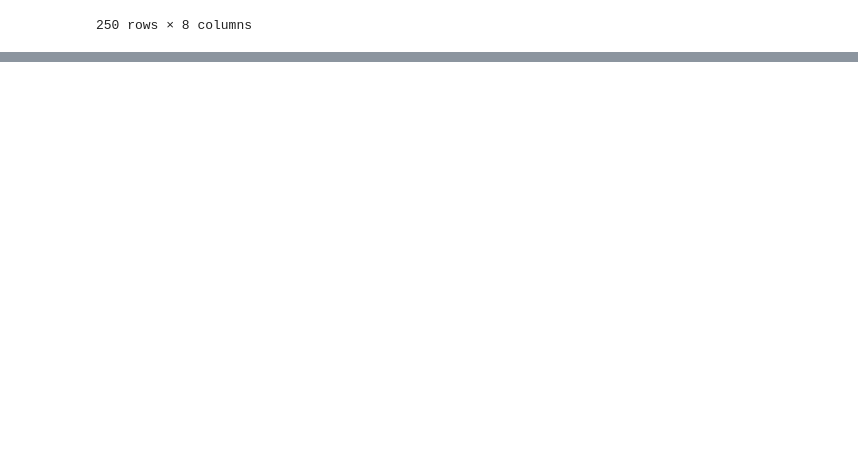
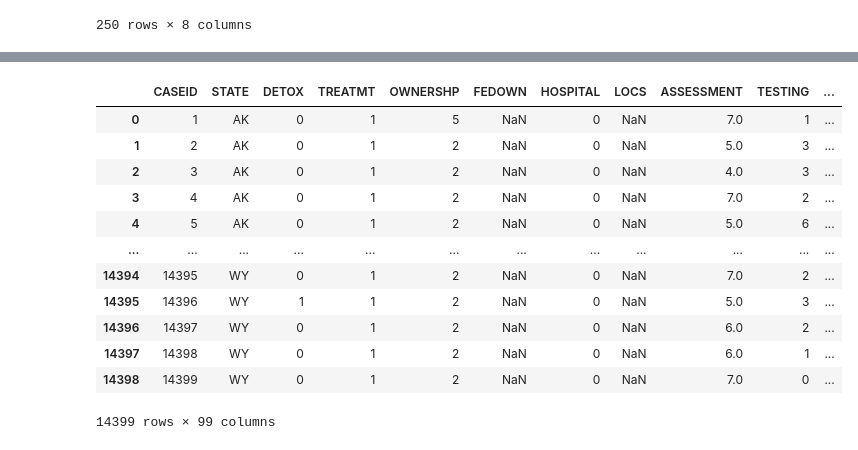
Before and after one commit to Dphills741/Da7-Capstone-Template, a Jupyter notebook: Scripts/drug_utilization.ipynb, the cells around one changed output, grey strips where cells are left out. Saved outputs shown, nothing was run; the diff lists cells and outputs as text; code cells hidden in the pictures; blank space fills up the shorter version.

Commit message:
Treatment

```diff
--- a/Scripts/drug_utilization.ipynb
+++ b/Scripts/drug_utilization.ipynb
@@ -253,3 +253,9 @@ total_drugs_mortality
 | 248 | 2020 | WI | 27.7 | 1531 | /nchs/pressroom/states/wisconsin/... | WI | 255446.0 | 166.849118 |
 | 249 | 2020 | WY | 17.4 | 99 | /nchs/pressroom/states/wyoming/wy... | WY | 7140.0 | 72.121212 |
 250 rows × 8 columns
+# %%
+treatment_2016 = pd.read_csv('../Data/NSSATS_PUF_2016_CSV.csv')
+treatment_2017 = pd.read_csv('../Data/NSSATS_PUF_2017_CSV.csv')
+treatment_2018 = pd.read_csv('../Data/NSSATS_PUF_2018_CSV.csv')
+treatment_2019 = pd.read_csv('../Data/NSSATS_PUF_2019_CSV.csv')
+treatment_2020 = pd.read_csv('../Data/NSSATS_PUF_2020_CSV.csv')
@@ -255,0 +282,2 @@ total_drugs_mortality
+# %%
+treatment_2016['OTP'] = pd.to_numeric(treatment_2016['OTP'], errors='coerce')
@@ -255,0 +299,16 @@ total_drugs_mortality
+# %%
+treatment_2016
+# %% [output]
+|  | CASEID | STATE | DETOX | TREATMT | OWNERSHP | FEDOWN | HOSPITAL | LOCS | ASSESSMENT | TESTING | ... |
+| 0 | 1 | AK | 0 | 1 | 5 | NaN | 0 | NaN | 7.0 | 1 | ... |
+| 1 | 2 | AK | 0 | 1 | 2 | NaN | 0 | NaN | 5.0 | 3 | ... |
+| 2 | 3 | AK | 0 | 1 | 2 | NaN | 0 | NaN | 4.0 | 3 | ... |
+| 3 | 4 | AK | 0 | 1 | 2 | NaN | 0 | NaN | 7.0 | 2 | ... |
+| 4 | 5 | AK | 0 | 1 | 2 | NaN | 0 | NaN | 5.0 | 6 | ... |
+| ... | ... | ... | ... | ... | ... | ... | ... | ... | ... | ... | ... |
+| 14394 | 14395 | WY | 0 | 1 | 2 | NaN | 0 | NaN | 7.0 | 2 | ... |
+| 14395 | 14396 | WY | 1 | 1 | 2 | NaN | 0 | NaN | 5.0 | 3 | ... |
+| 14396 | 14397 | WY | 0 | 1 | 2 | NaN | 0 | NaN | 6.0 | 2 | ... |
+| 14397 | 14398 | WY | 0 | 1 | 2 | NaN | 0 | NaN | 6.0 | 1 | ... |
+| 14398 | 14399 | WY | 0 | 1 | 2 | NaN | 0 | NaN | 7.0 | 0 | ... |
+14399 rows × 99 columns
```
Also changed, not shown: parts of 11 cells of this notebook.
